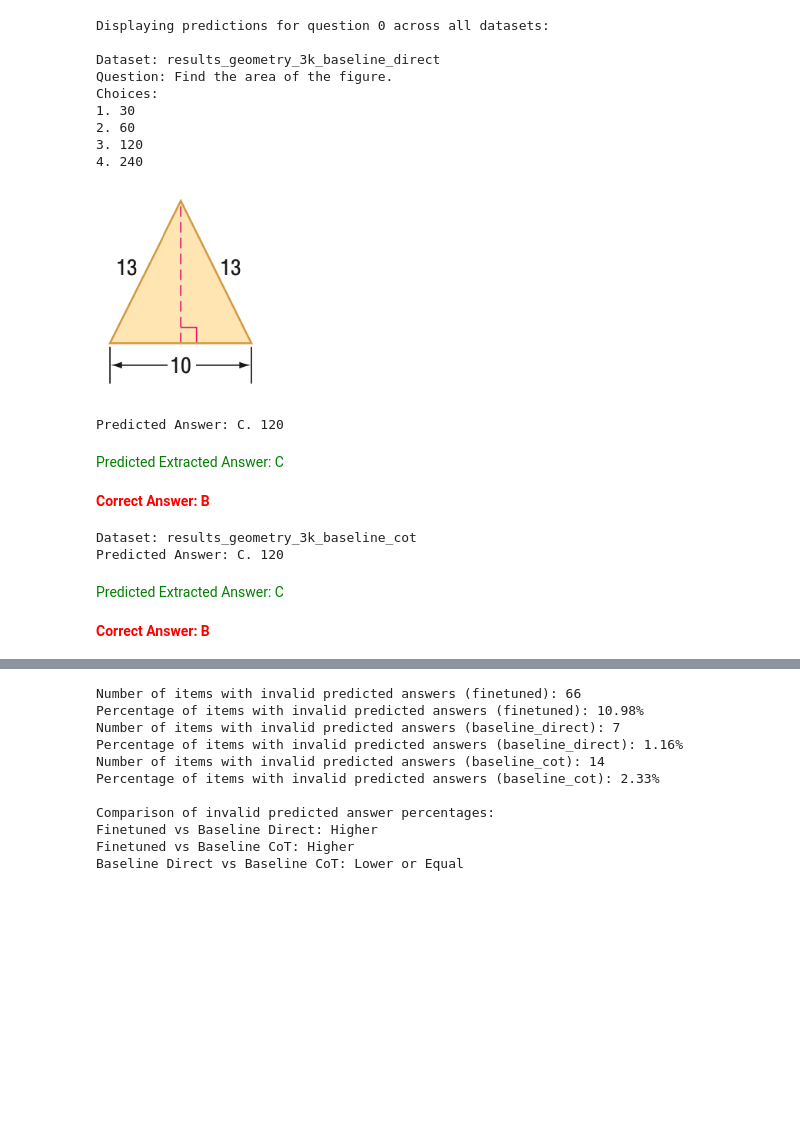
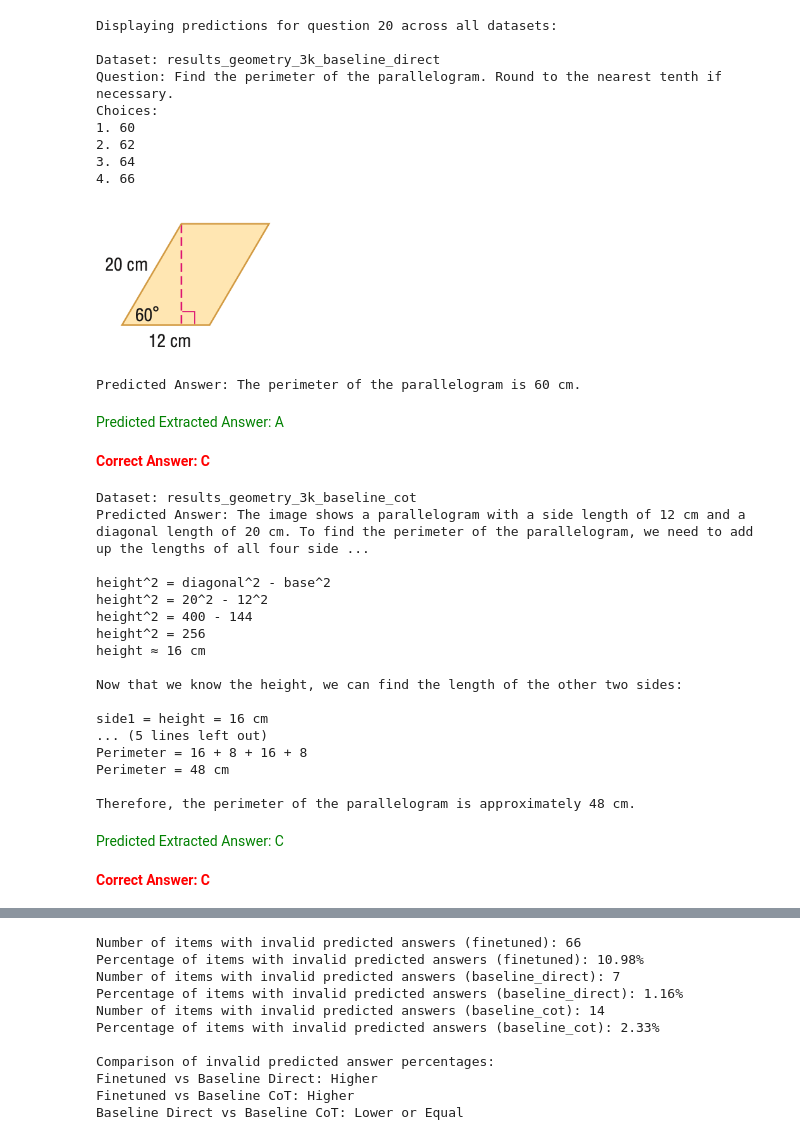
Before and after one commit to josephtey/multimodal-reasoning, a Jupyter notebook: results.ipynb, the cells around one changed output, grey strips where cells are left out. Drawn from its saved outputs; the diff is of its cells as text; code cells hidden in the pictures; blank space fills up the shorter version.

```diff
--- a/results.ipynb
+++ b/results.ipynb
@@ -31,3 +49,39 @@ with open('results/files/results_geometry_3k_baseline_cot_20240523_004840.json',
+# %%
+import csv
+
+# Use the loaded JSON data from the previous cells
+data = {
+    "baseline_direct": results_geometry_3k_baseline_direct,
+    "baseline_cot": results_geometry_3k_baseline_cot,
+    "finetuned": results_geometry_3k_finetuned,
+    "gpto": results_geometry_3k_baseline_cot_gpto
+}
+
+# Determine the number of questions
+num_questions = len(data["baseline_direct"])
+
+# Create the CSV file
+with open('results_comparison.csv', 'w', newline='') as csvfile:
+    csvwriter = csv.writer(csvfile)
+    # Write the header
+    csvwriter.writerow(['question number', 'baseline direct', 'baseline cot', 'finetuned', 'gpto', 'problem_type_goal', 'problem_type_graph'])
+
+    # Write the data rows
+    for i in range(num_questions):
+        row = [i + 1]  # question number
+        for key in ["baseline_direct", "baseline_cot", "finetuned", "gpto"]:
+            extracted_answer = data[key][i].get("extracted_answer")
+            correct_answer = data[key][i].get("answer")
+            if extracted_answer == correct_answer:
+                row.append(extracted_answer)
+            else:
+                row.append("")
+        # Add problem_type_goal and problem_type_graph to the row
+        problem_type_goal = data["baseline_direct"][i].get("problem_type_goal", [])
+        problem_type_graph = data["baseline_direct"][i].get("problem_type_graph", [])
+        row.append(", ".join(problem_type_goal))
+        row.append(", ".join(problem_type_graph))
+        csvwriter.writerow(row)
 # %%
 def display_prediction(number, data, show_details=True):
     if 0 <= number < len(data):
@@ -59,37 +113,55 @@ def display_prediction(number, data, show_details=True):
     else:
         print(f"Invalid number: {number}. It should be between 0 and {len(data) - 1}.")
 # %%
-questions_to_display = [0, 5, 10, 15, 20]
+questions_to_display = [20]
 
 for question in questions_to_display:
     print(f"Displaying predictions for question {question} across all datasets:")
 
     print("\nDataset: results_geometry_3k_baseline_direct")
     display_prediction(question, results_geometry_3k_baseline_direct, show_details=True)
 
     print("\nDataset: results_geometry_3k_baseline_cot")
     display_prediction(question, results_geometry_3k_baseline_cot, show_details=False)
 
     print("\nDataset: results_geometry_3k_finetuned")
     display_prediction(question, results_geometry_3k_finetuned, show_details=False)
 
+    print("\nDataset: results_geometry_3k_gpto")
+    display_prediction(question, results_geometry_3k_baseline_cot_gpto, show_details=True)
+
     print("\n" + "="*50 + "\n")
 # %% [output]
-Displaying predictions for question 0 across all datasets:
+Displaying predictions for question 20 across all datasets:
 
 Dataset: results_geometry_3k_baseline_direct
-Question: Find the area of the figure.
+Question: Find the perimeter of the parallelogram. Round to the nearest tenth if necessary.
 Choices:
-1. 30
-2. 60
-3. 120
-4. 240
+1. 60
+2. 62
+3. 64
+4. 66
-[figure, old version]
+[figure, new version]
-Predicted Answer: C. 120
+Predicted Answer: The perimeter of the parallelogram is 60 cm.
-Predicted Extracted Answer: C
+Predicted Extracted Answer: A
-Correct Answer: B
+Correct Answer: C
 Dataset: results_geometry_3k_baseline_cot
-Predicted Answer: C. 120
+Predicted Answer: The image shows a parallelogram with a side length of 12 cm and a diagonal length of 20 cm. To find the perimeter of the parallelogram, we need to add up the lengths of all four side ...
+
+height^2 = diagonal^2 - base^2
+height^2 = 20^2 - 12^2
+height^2 = 400 - 144
+height^2 = 256
+height ≈ 16 cm
+
+Now that we know the height, we can find the length of the other two sides:
+
+side1 = height = 16 cm
+... (5 lines left out)
+Perimeter = 16 + 8 + 16 + 8
+Perimeter = 48 cm
+
+Therefore, the perimeter of the parallelogram is approximately 48 cm.
 Predicted Extracted Answer: C
-Correct Answer: B
+Correct Answer: C
 Dataset: results_geometry_3k_finetuned
```
Also changed, not shown: parts of 3 cells of this notebook, 28 other files.
